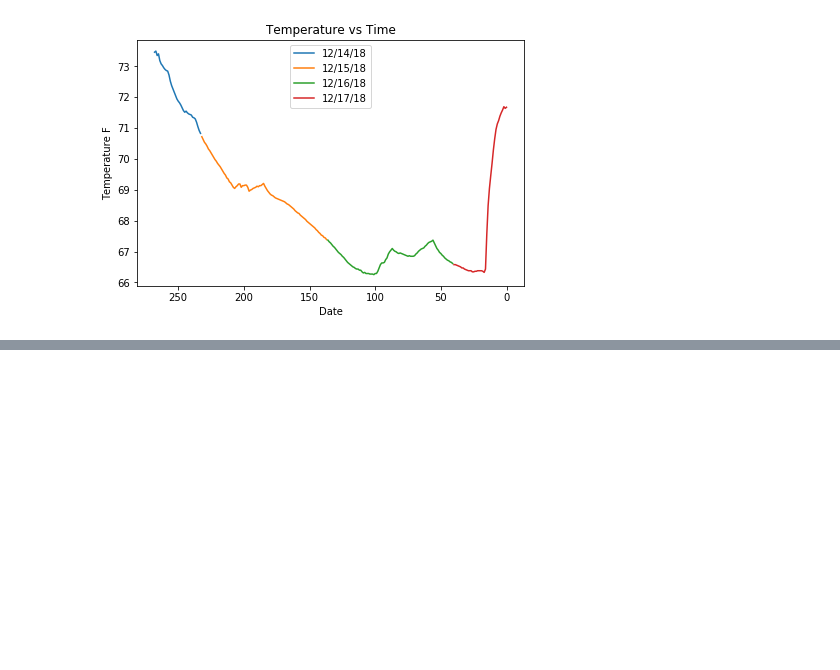
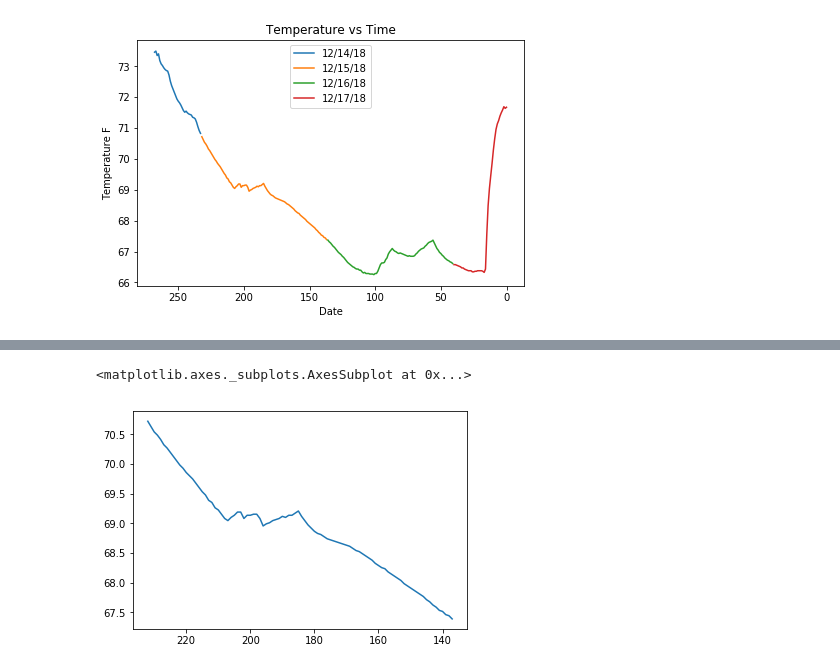
Before and after one commit to Thomas6541/USBR_Code, a Jupyter notebook: Version_3_temptCode.ipynb, the cells around one changed output, grey strips where cells are left out. Saved outputs shown, nothing was run; the diff lists cells and outputs as text; code cells hidden in the pictures; blank space fills up the shorter version.

```diff
--- a/Version_3_temptCode.ipynb
+++ b/Version_3_temptCode.ipynb
@@ -161,0 +158,8 @@ plt.show()
+# %%
+# Saturday values
+Fri = g.get_group('12/15/18')
+plt.gca().invert_xaxis()
+Fri['P1'].plot()
+# %% [output]
+<matplotlib.axes._subplots.AxesSubplot at 0x...>
+[figure, added]
```
Also changed, not shown: parts of 8 cells of this notebook.
